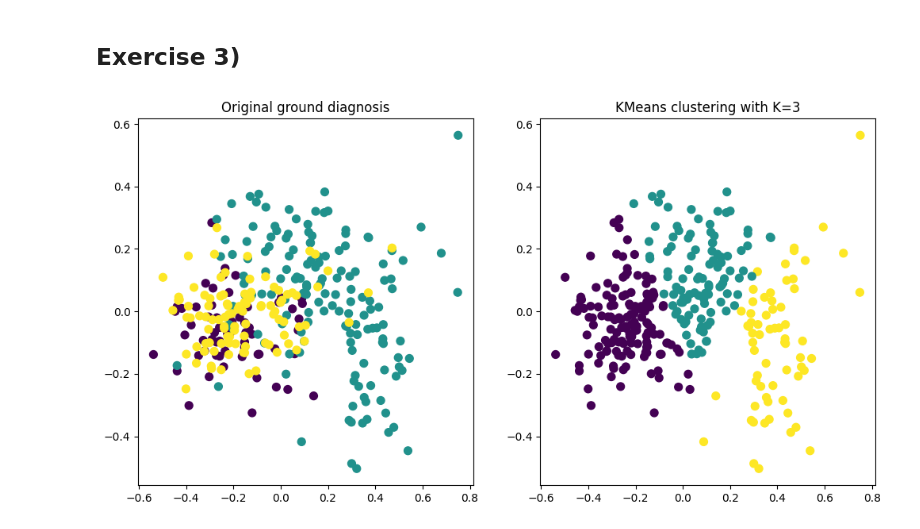
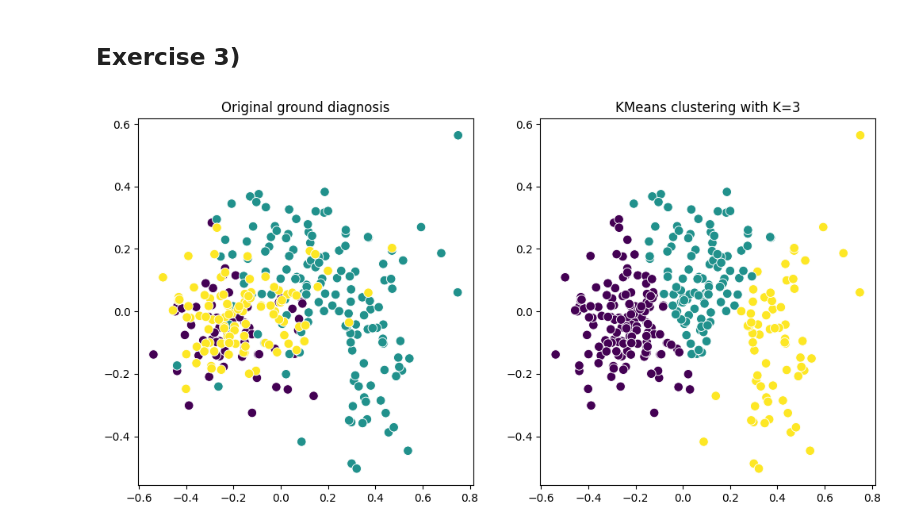
Before and after one commit to joserlopes/Aprendizagem, a Jupyter notebook: Homework4/G002.ipynb, the cells around one changed output. Saved outputs shown, nothing was run; the diff lists cells and outputs as text; code cells hidden in the pictures.

```diff
--- a/Homework4/G002.ipynb
+++ b/Homework4/G002.ipynb
@@ -143,21 +136,21 @@ Component 2 sorted: ['pelvic_tilt', 'pelvic_radius', 'sacral_slope', 'pelvic_inc
 # %%
 new_y = []
 for output in y:
     match output:
         case "Hernia":
             new_y.append(0)
         case "Spondylolisthesis":
             new_y.append(1)
         case "Normal":
             new_y.append(2)
 
 plt.figure(figsize=(12, 6))
 plt.subplot(121)
 plt.title("Original ground diagnosis")
-plt.scatter(X_transformed[:, 0], X_transformed[:, 1], c=new_y, s=50)
+sns.scatterplot(x=X_transformed[:, 0], y=X_transformed[:, 1], c=new_y, s=70)
 plt.subplot(122)
 plt.title("KMeans clustering with K=3")
-plt.scatter(X_transformed[:, 0], X_transformed[:, 1], c=KMeans3_labels, s=50)
+sns.scatterplot(x=X_transformed[:, 0], y=X_transformed[:, 1], c=KMeans3_labels, s=70)
 plt.show()
 # %% [output]
-[figure, old version]
+[figure, new version]
```
Also changed, not shown: parts of 1 cell of this notebook.
